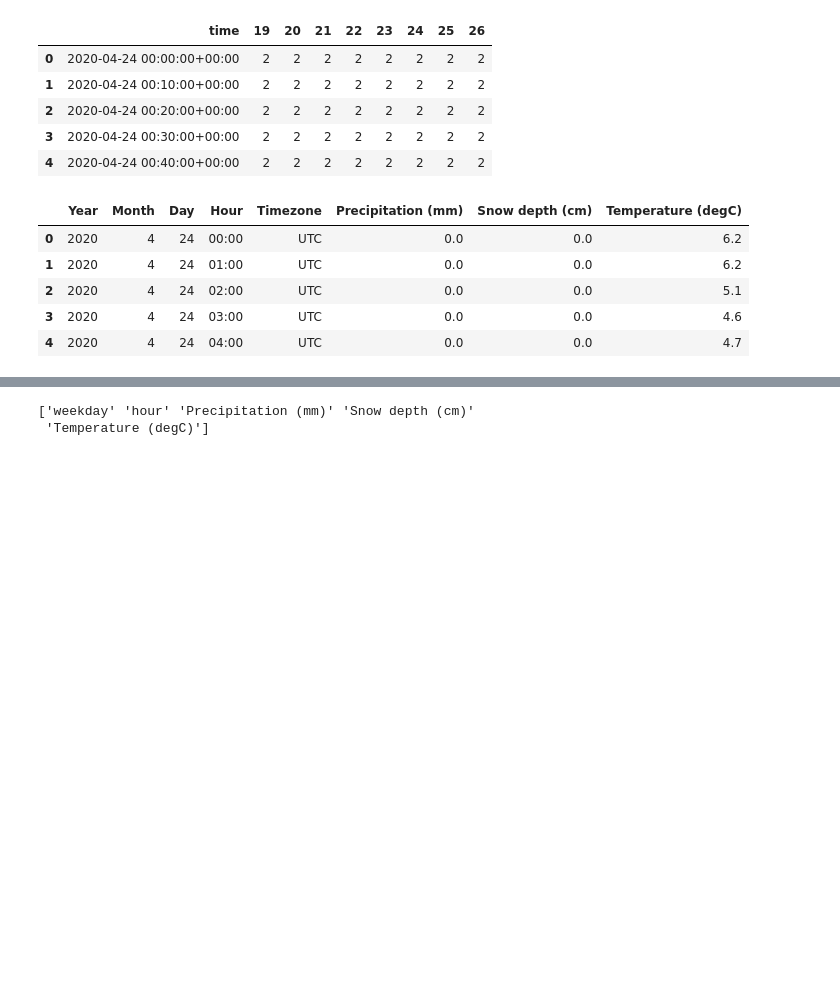
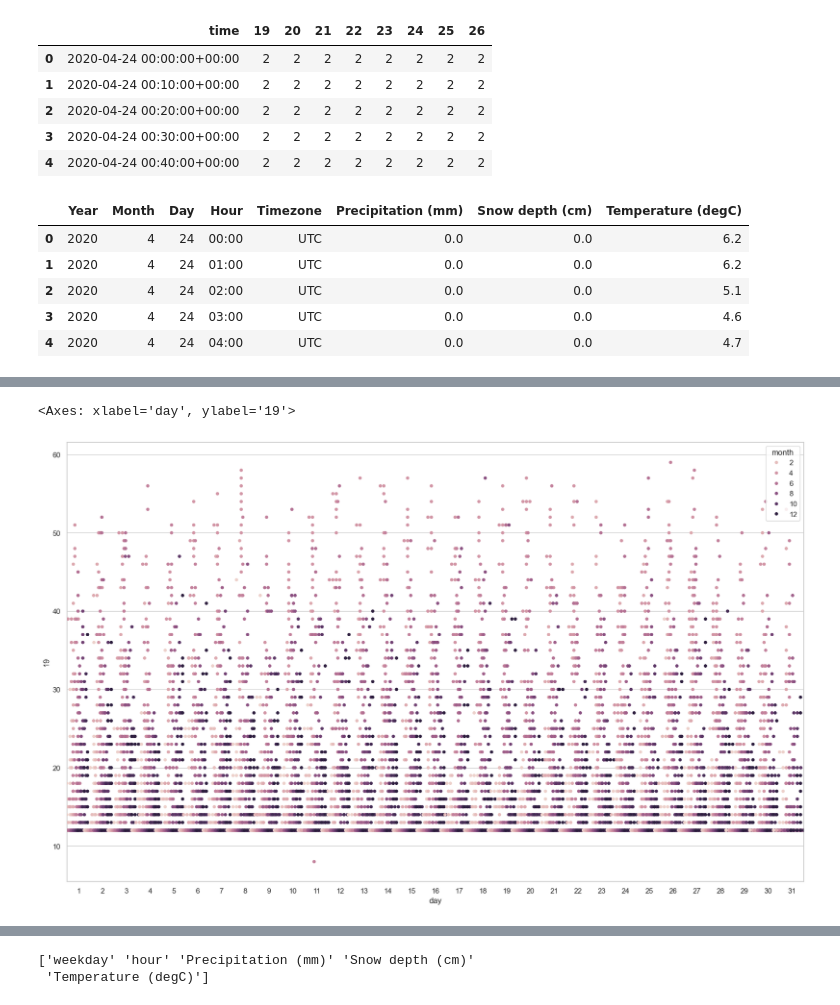
Before and after one commit to sargupta/gym-devices-data-analysis, a Jupyter notebook: dehomework/main01.ipynb, the cells around one changed output, grey strips where cells are left out. Saved outputs shown, nothing was run; the diff lists cells and outputs as text; code cells hidden in the pictures; blank space fills up the shorter version.

```diff
--- a/dehomework/main01.ipynb
+++ b/dehomework/main01.ipynb
@@ -91,0 +86,10 @@ memory usage: 3.8 MB
+# %%
+# Convert 'time' column to datetime
+df_gym['time'] = pd.to_datetime(df_gym['time'])
+
+# Set 'time' column as index
+df_gym.set_index('time', inplace=True)
+# %%
+# Resample data to hourly frequency and sum
+hourly_sum = df_gym.resample('h').sum()
+hourly_sum.head(10)
@@ -91,0 +109,10 @@ memory usage: 3.8 MB
+# %%
+df_dummy = hourly_sum.copy()
+df_dummy['hour'] = df_dummy.index.time
+df_dummy['day'] = df_dummy.index.day
+df_dummy['month'] = df_dummy.index.month
+df_dummy['year'] = df_dummy.index.year
+
+
+
+df_dummy.head()
@@ -91,0 +127,4 @@ memory usage: 3.8 MB
+# %%
+# Converting 'hour' column to string and extract hour part
+df_dummy['hour'] = df_dummy.index.strftime('%H')
+df_dummy.head()
@@ -91,0 +139,7 @@ memory usage: 3.8 MB
+# %%
+plt.figure(figsize=(20, 12))
+
+sns.swarmplot(data=df_dummy, x="day", y="19", hue="month", dodge=True)
+# %% [output]
+<Axes: xlabel='day', ylabel='19'>
+[figure, added]
```
Also changed, not shown: parts of 57 cells of this notebook.
